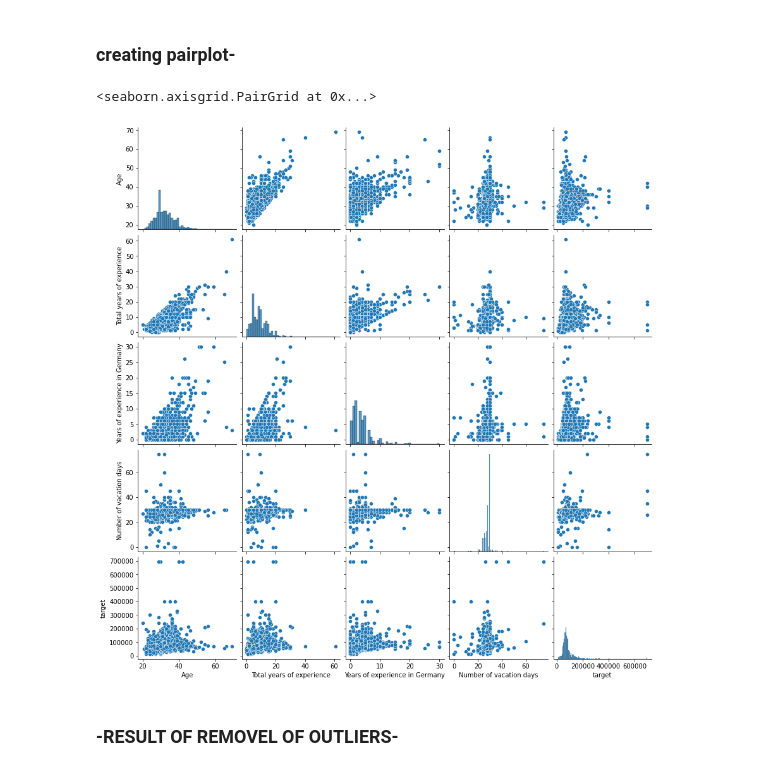
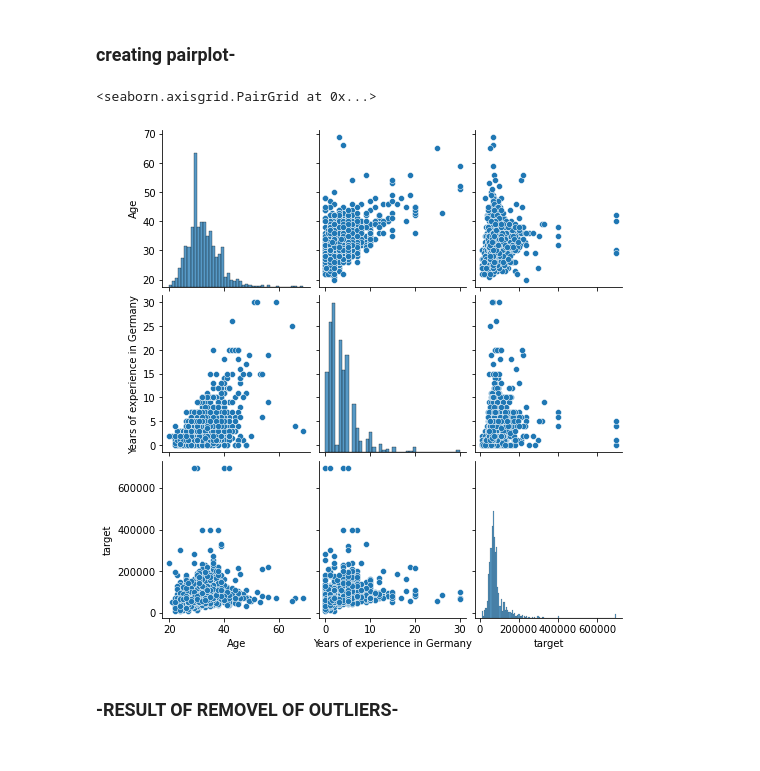
Before and after one commit to SidhST12/ItML_Asn_2_Students, a Jupyter notebook: assignment_2_start.ipynb, the cells around one changed output. Cells and saved outputs as stored; diff of their text form; code cells hidden in the pictures.

```diff
--- a/assignment_2_start.ipynb
+++ b/assignment_2_start.ipynb
@@ -196,3 +217,3 @@ df.drop(['Other technologies/programming languages you use often'], axis=1, inpl
 # %%
-df.drop(df.index[(df["Number of vacation days"] == "unlimited")],axis=0,inplace=True)
+df1.drop(df.index[(df["Number of vacation days"] == "unlimited")],axis=0,inplace=True)
 # %%
@@ -204,2 +221,2 @@ df.drop('Total years of experience', axis=1).head(2)
 # %%
-df.drop(['Employment status'], axis=1).head(2)
+df1.drop(['Employment status'], axis=1,inplace = True)
@@ -210,2 +223,2 @@ df.drop(['Employment status'], axis=1).head(2)
 # %%
-df.drop(['Contract duration'], axis=1)
+df1.drop(['Сontract duration'], axis=1, inplace= True)
@@ -216,7 +227,7 @@ KeyError: "['Contract duration'] not found in axis"
 
 ### <br>-'Years of experience in Germany'
 # %%
-df['Years of experience in Germany'] = df['Years of experience in Germany'].apply(pd.to_numeric, downcast='float', errors='coerce')
+df1['Years of experience in Germany'] = df1['Years of experience in Germany'].apply(pd.to_numeric, downcast='float', errors='coerce')
 # %% [markdown]
 ### A function for Replacing ','(commans) in column with '.' with in our dataframe
 # %%
@@ -351,10 +374,10 @@ df.describe()
 # %% [markdown]
 ### creating pairplot-
 # %%
-sns.pairplot(df)
+sns.pairplot(df1)
 # %% [output]
 <seaborn.axisgrid.PairGrid at 0x...>
-[figure, old version]
+[figure, new version]
 # %% [markdown]
 ### -RESULT OF REMOVEL OF OUTLIERS-
 # %% [markdown]
```
Also changed, not shown: parts of 36 cells of this notebook.
